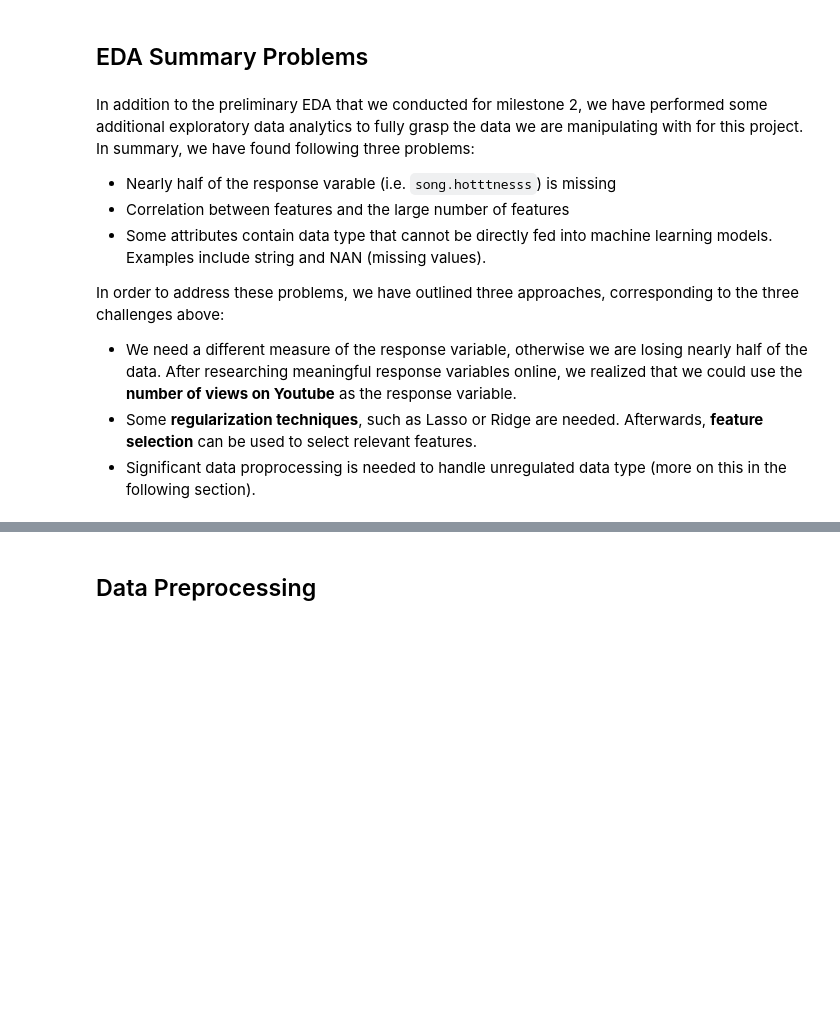
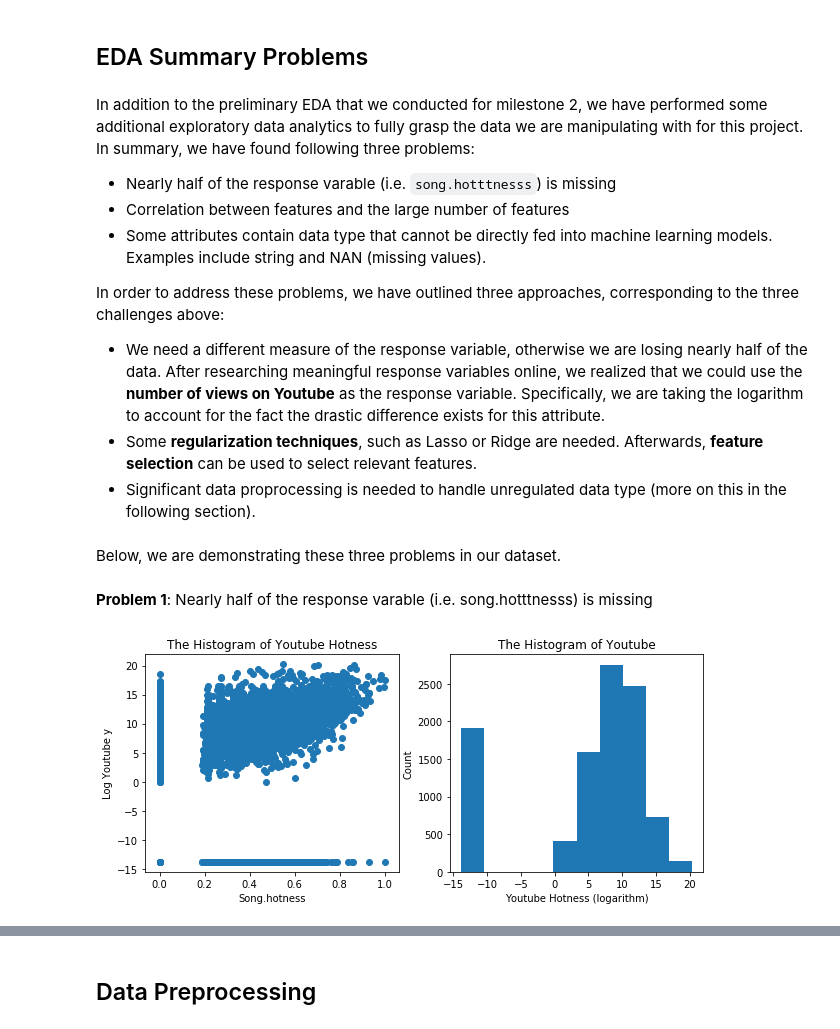
Before and after one commit to Yuting-Kou/AC209B_MillionSong, a Jupyter notebook: src/Zheyu Wu/Documentation.ipynb, the cells around one changed output, grey strips where cells are left out. Drawn from its saved outputs; the diff is of its cells as text; code cells hidden in the pictures; blank space fills up the shorter version.

```diff
--- a/src/Zheyu Wu/Documentation.ipynb
+++ b/src/Zheyu Wu/Documentation.ipynb
@@ -44,6 +44,10 @@ In addition to the preliminary EDA that we conducted for milestone 2, we have pe
 * Some attributes contain data type that cannot be directly fed into machine learning models. Examples include string and NAN (missing values).
 
 In order to address these problems, we have outlined three approaches, corresponding to the three challenges above:
-* We need a different measure of the response variable, otherwise we are losing nearly half of the data. After researching meaningful response variables online, we realized that we could use the **number of views on Youtube** as the response variable.
+* We need a different measure of the response variable, otherwise we are losing nearly half of the data. After researching meaningful response variables online, we realized that we could use the **number of views on Youtube** as the response variable. Specifically, we are taking the logarithm to account for the fact the drastic difference exists for this attribute.
 * Some **regularization techniques**, such as Lasso or Ridge are needed. Afterwards, **feature selection** can be used to select relevant features.
 * Significant data proprocessing is needed to handle unregulated data type (more on this in the following section).
+# %% [markdown]
+Below, we are demonstrating these three problems in our dataset.
+# %% [markdown]
+**Problem 1**: Nearly half of the response varable (i.e. song.hotttnesss) is missing
@@ -49,0 +69,16 @@ In order to address these problems, we have outlined three approaches, correspon
+# %%
+all_data_df = pd.read_csv('../../data/all_data.csv', index_col = 0)
+# %%
+fig, axes = plt.subplots(1, 2, figsize = (10, 4))
+
+axes[0].scatter(all_data_df['song.hotttnesss'], all_data_df['Youtube_Hotness'])
+axes[0].set_xlabel('Song.hotness')
+axes[0].set_ylabel('Log Youtube y')
+axes[0].set_title('The Histogram of Youtube Hotness')
+
+axes[1].hist(all_data_df['Youtube_Hotness'])
+axes[1].set_xlabel('Youtube Hotness (logarithm)')
+axes[1].set_ylabel('Count')
+axes[1].set_title('The Histogram of Youtube');
+# %% [output]
+[figure, added]
```
Also changed, not shown: parts of 9 cells of this notebook, 1 other file.
